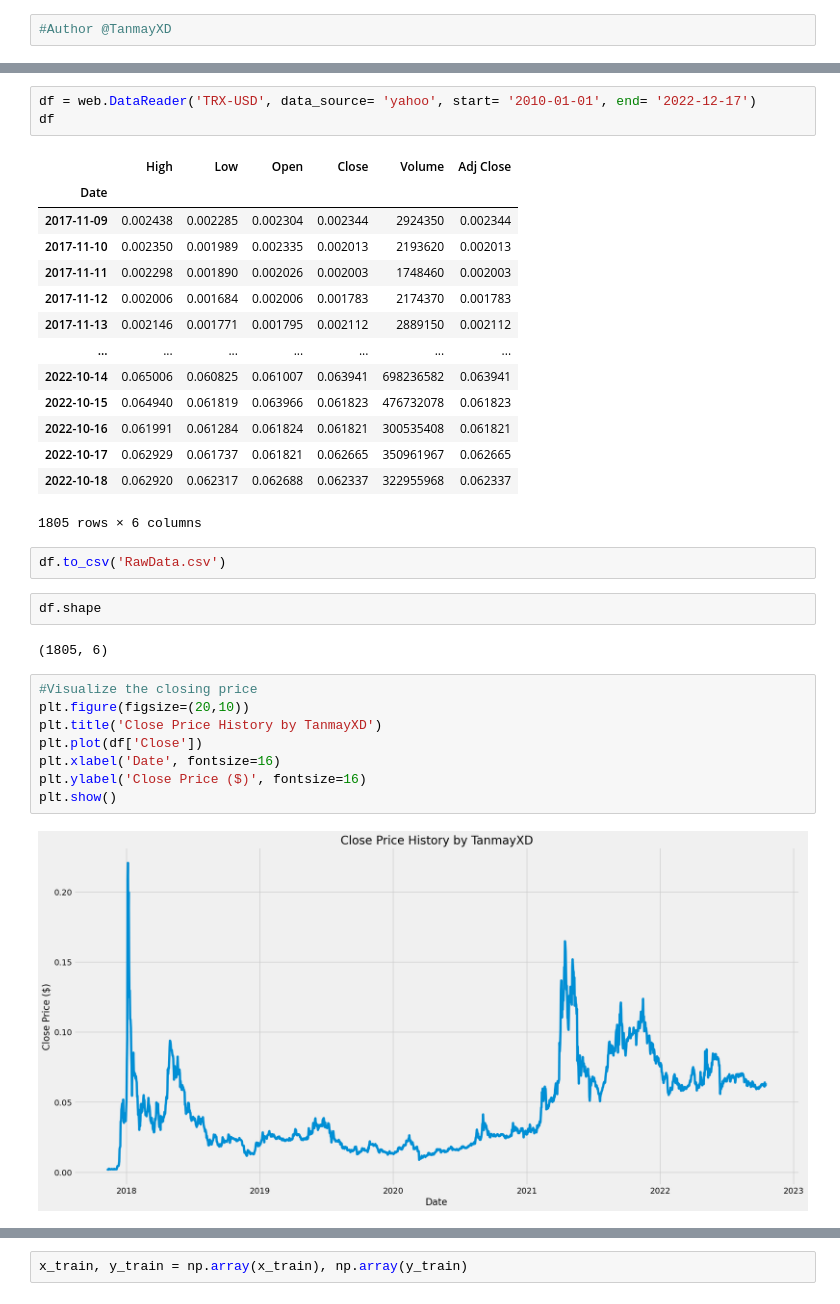
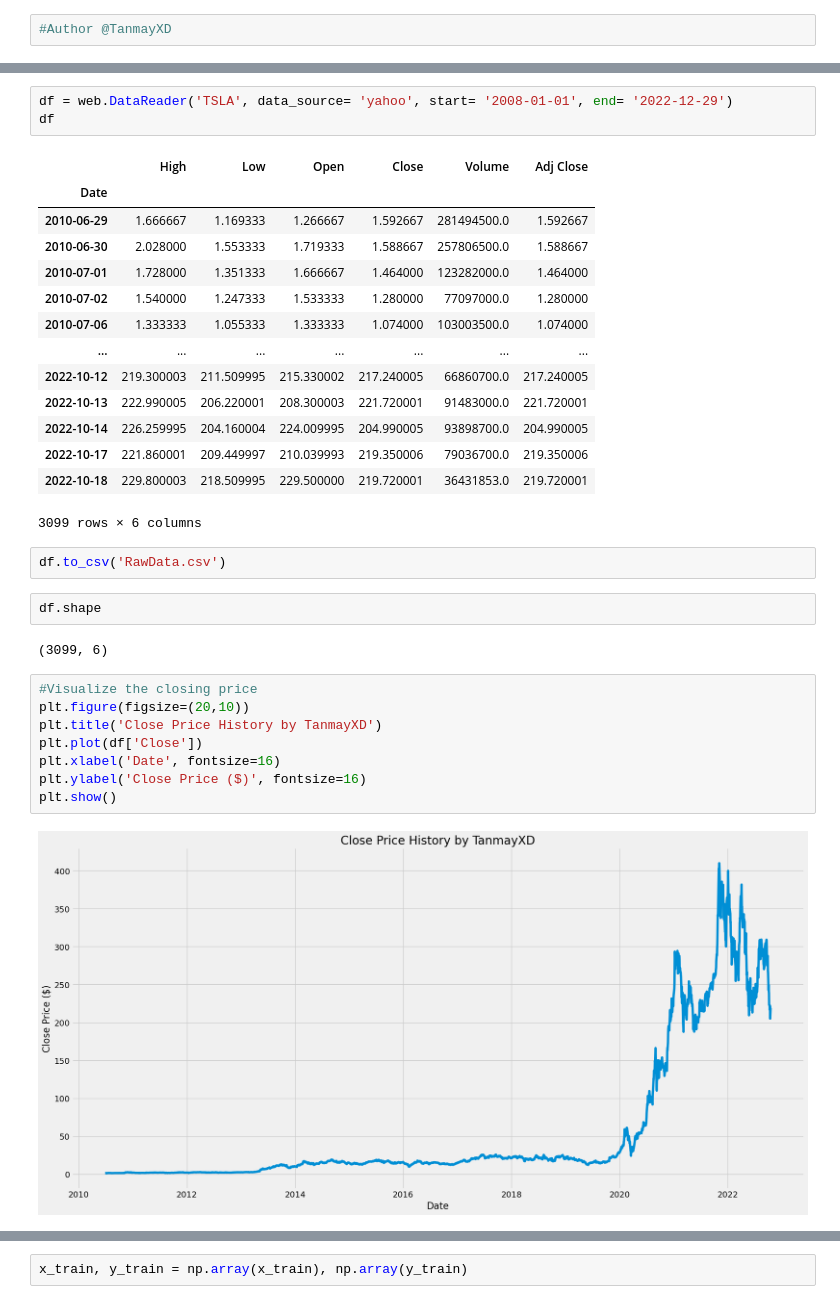
Before and after one commit to tanmay8146/StockToolsByTanmayXD, a Jupyter notebook: predictions.ipynb, the cells around one changed output, grey strips where cells are left out. Cells and saved outputs as stored; diff of their text form.

```diff
--- a/predictions.ipynb
+++ b/predictions.ipynb
@@ -22,27 +22,27 @@ To enable them in other operations, rebuild TensorFlow with the appropriate comp
 # %%
-df = web.DataReader('TRX-USD', data_source= 'yahoo', start= '2010-01-01', end= '2022-12-17')
+df = web.DataReader('TSLA', data_source= 'yahoo', start= '2008-01-01', end= '2022-12-29')
 df
 # %% [output]
 |  | High | Low | Open | Close | Volume | Adj Close |
 | Date |  |  |  |  |  |  |
-| 2017-11-09 | 0.002438 | 0.002285 | 0.002304 | 0.002344 | 2924350 | 0.002344 |
-| 2017-11-10 | 0.002350 | 0.001989 | 0.002335 | 0.002013 | 2193620 | 0.002013 |
-| 2017-11-11 | 0.002298 | 0.001890 | 0.002026 | 0.002003 | 1748460 | 0.002003 |
-| 2017-11-12 | 0.002006 | 0.001684 | 0.002006 | 0.001783 | 2174370 | 0.001783 |
-| 2017-11-13 | 0.002146 | 0.001771 | 0.001795 | 0.002112 | 2889150 | 0.002112 |
+| 2010-06-29 | 1.666667 | 1.169333 | 1.266667 | 1.592667 | 281494500.0 | 1.592667 |
+| 2010-06-30 | 2.028000 | 1.553333 | 1.719333 | 1.588667 | 257806500.0 | 1.588667 |
+| 2010-07-01 | 1.728000 | 1.351333 | 1.666667 | 1.464000 | 123282000.0 | 1.464000 |
+| 2010-07-02 | 1.540000 | 1.247333 | 1.533333 | 1.280000 | 77097000.0 | 1.280000 |
+| 2010-07-06 | 1.333333 | 1.055333 | 1.333333 | 1.074000 | 103003500.0 | 1.074000 |
 | ... | ... | ... | ... | ... | ... | ... |
-| 2022-10-14 | 0.065006 | 0.060825 | 0.061007 | 0.063941 | 698236582 | 0.063941 |
-| 2022-10-15 | 0.064940 | 0.061819 | 0.063966 | 0.061823 | 476732078 | 0.061823 |
-| 2022-10-16 | 0.061991 | 0.061284 | 0.061824 | 0.061821 | 300535408 | 0.061821 |
-| 2022-10-17 | 0.062929 | 0.061737 | 0.061821 | 0.062665 | 350961967 | 0.062665 |
-| 2022-10-18 | 0.062920 | 0.062317 | 0.062688 | 0.062337 | 322955968 | 0.062337 |
+| 2022-10-12 | 219.300003 | 211.509995 | 215.330002 | 217.240005 | 66860700.0 | 217.240005 |
+| 2022-10-13 | 222.990005 | 206.220001 | 208.300003 | 221.720001 | 91483000.0 | 221.720001 |
+| 2022-10-14 | 226.259995 | 204.160004 | 224.009995 | 204.990005 | 93898700.0 | 204.990005 |
+| 2022-10-17 | 221.860001 | 209.449997 | 210.039993 | 219.350006 | 79036700.0 | 219.350006 |
+| 2022-10-18 | 229.800003 | 218.509995 | 229.500000 | 219.720001 | 36431853.0 | 219.720001 |
-1805 rows × 6 columns
+3099 rows × 6 columns
 # %%
 df.to_csv('RawData.csv')
 # %%
 df.shape
 # %% [output]
-(1805, 6)
+(3099, 6)
 # %%
 #Visualize the closing price
 plt.figure(figsize=(20,10))
@@ -52,7 +52,7 @@ plt.xlabel('Date', fontsize=16)
 plt.ylabel('Close Price ($)', fontsize=16)
 plt.show()
 # %% [output]
-[figure, old version]
+[figure, new version]
 # %%
 data = df.filter(['Close'])
 dataset = data.values
```
Also changed, not shown: parts of 11 cells of this notebook, 2 other files.
